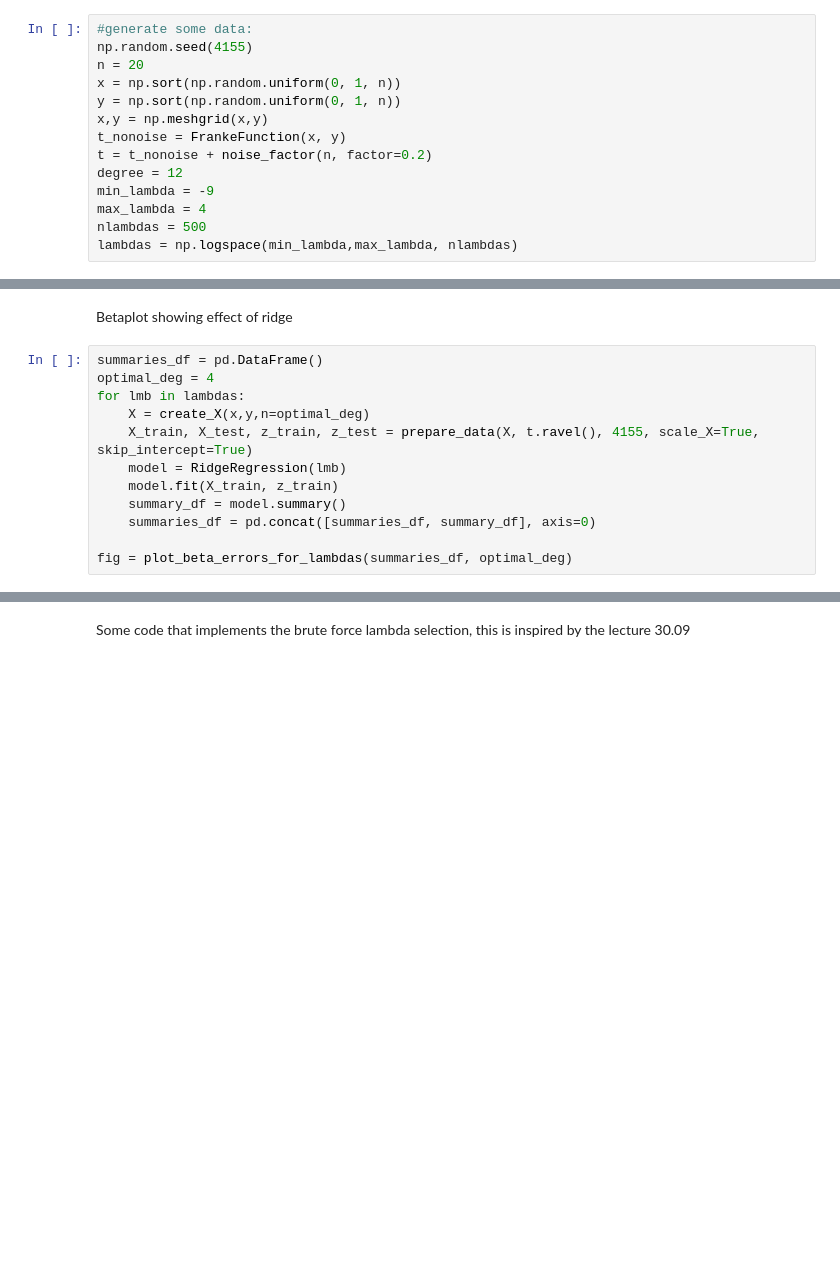
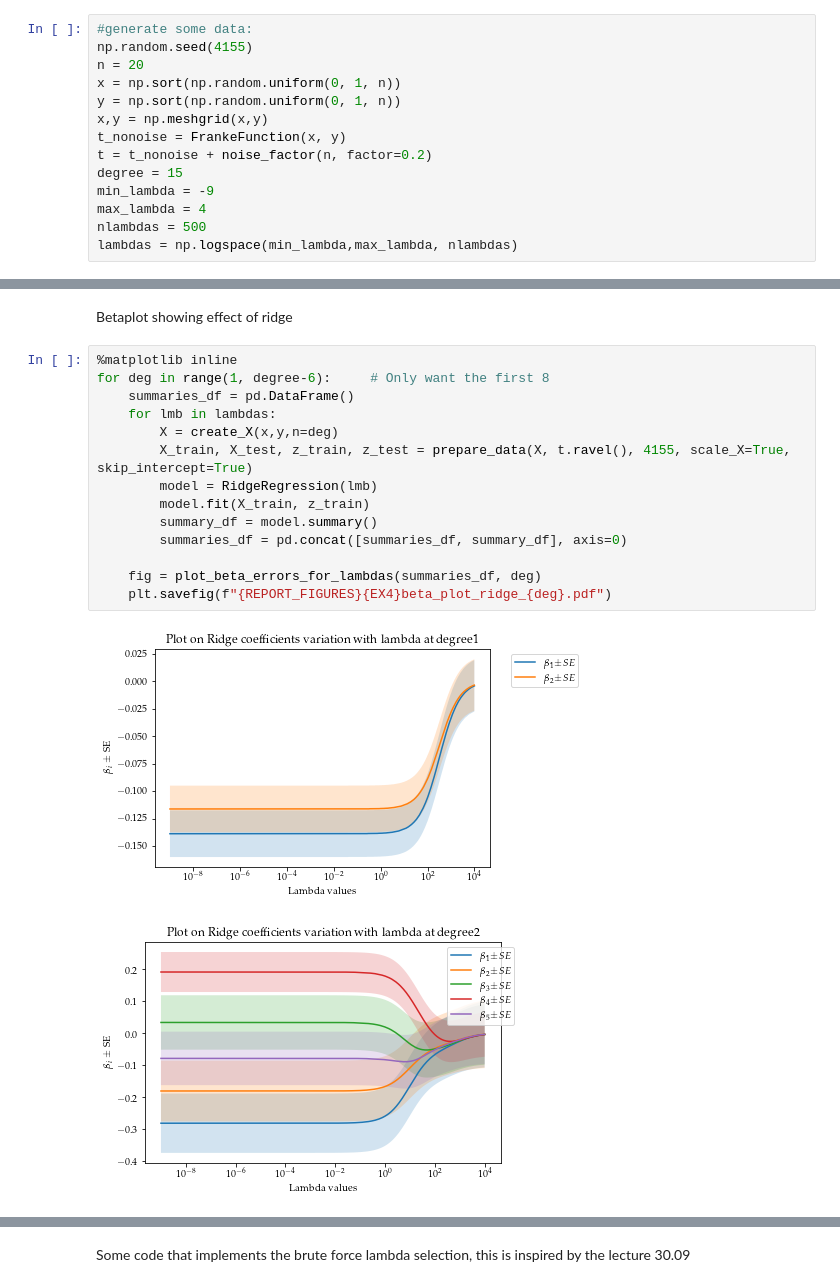
Before and after one commit to AndreasBordvik/FYS-STK4155-Prj1_report, a Jupyter notebook: code/Exercise4.ipynb, the cells around one changed output, grey strips where cells are left out. Saved outputs shown, nothing was run; the diff lists cells and outputs as text; blank space fills up the shorter version.

```diff
--- a/code/Exercise4.ipynb
+++ b/code/Exercise4.ipynb
@@ -36,7 +38,7 @@ y = np.sort(np.random.uniform(0, 1, n))
 x,y = np.meshgrid(x,y)
 t_nonoise = FrankeFunction(x, y)
 t = t_nonoise + noise_factor(n, factor=0.2)
-degree = 12
+degree = 15
 min_lambda = -9
 max_lambda = 4
 nlambdas = 500
@@ -95,14 +113,19 @@ ax.scatter(5, 0, best_mse, c='y', marker='*', s=2000)
 # %% [markdown]
 Betaplot showing effect of ridge
 # %%
-summaries_df = pd.DataFrame()
-optimal_deg = 4
-for lmb in lambdas:
-    X = create_X(x,y,n=optimal_deg)
-    X_train, X_test, z_train, z_test = prepare_data(X, t.ravel(), 4155, scale_X=True, skip_intercept=True)
-    model = RidgeRegression(lmb)
-    model.fit(X_train, z_train)
-    summary_df = model.summary()
-    summaries_df = pd.concat([summaries_df, summary_df], axis=0)
+%matplotlib inline
+for deg in range(1, degree-6):     # Only want the first 8
+    summaries_df = pd.DataFrame()
+    for lmb in lambdas:
+        X = create_X(x,y,n=deg)
+        X_train, X_test, z_train, z_test = prepare_data(X, t.ravel(), 4155, scale_X=True, skip_intercept=True)
+        model = RidgeRegression(lmb)
+        model.fit(X_train, z_train)
+        summary_df = model.summary()
+        summaries_df = pd.concat([summaries_df, summary_df], axis=0)
 
-fig = plot_beta_errors_for_lambdas(summaries_df, optimal_deg)
+    fig = plot_beta_errors_for_lambdas(summaries_df, deg)
+    plt.savefig(f"{REPORT_FIGURES}{EX4}beta_plot_ridge_{deg}.pdf")
+# %% [output]
+[figure, added]
+[figure, added]
```
Also changed, not shown: parts of 13 cells of this notebook, 3 other files.
